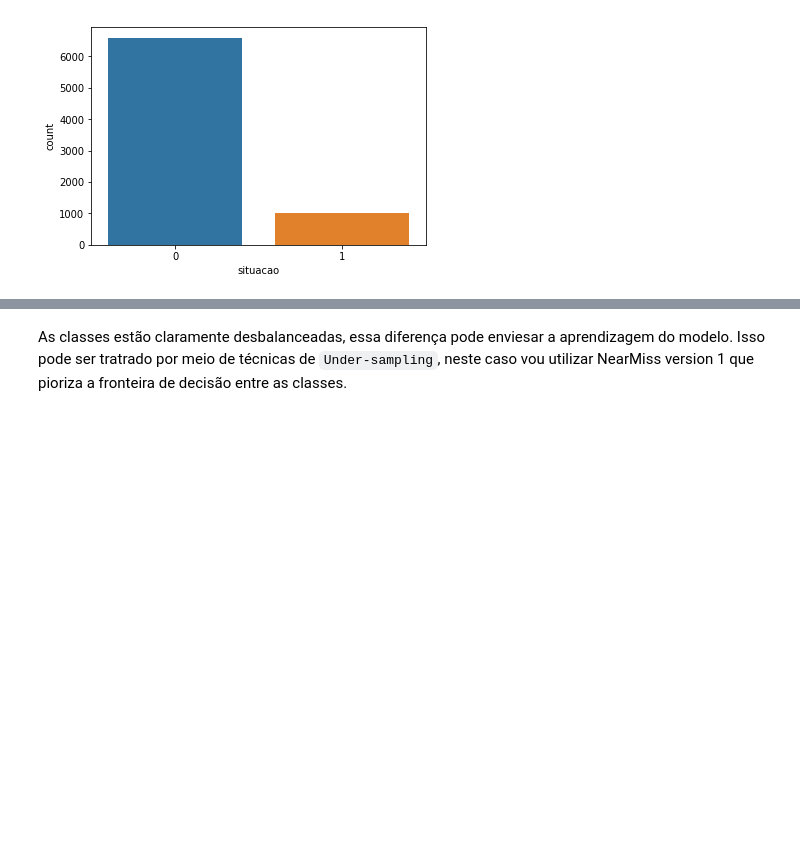
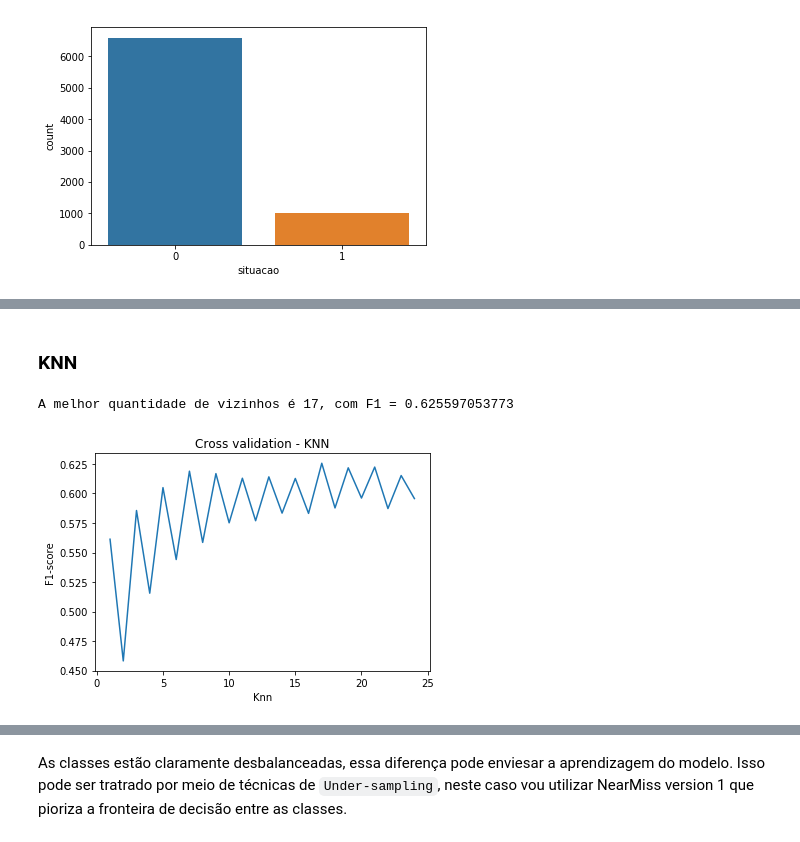
Before and after one commit to diogoflorencio/machine-learning, a Jupyter notebook: lab4/Previsão de Eleição de Deputados.ipynb, the cells around one changed output, grey strips where cells are left out. Cells and saved outputs as stored; diff of their text form; code cells hidden in the pictures; blank space fills up the shorter version.

Commit message:
models

```diff
--- a/lab4/Previsão de Eleição de Deputados.ipynb
+++ b/lab4/Previsão de Eleição de Deputados.ipynb
@@ -29,0 +32,6 @@ sns.countplot(Y_train)
+# %%
+#Função para calcular o AUC-Precision&Recall na validação cruzada
+from sklearn.model_selection import cross_val_score
+def f1_cv(model):
+    f1 = cross_val_score(model, X_train, Y_train, scoring='f1', cv=5)
+    return(f1)
@@ -29,0 +57,20 @@ sns.countplot(Y_train)
+# %% [markdown]
+### KNN
+# %%
+import warnings
+warnings.filterwarnings('ignore')
+
+from sklearn.neighbors import KNeighborsClassifier
+neighbors = np.arange(1,25,1).tolist()
+cv_knn = [f1_cv(KNeighborsClassifier(n_neighbors=neighbor)).mean()
+            for neighbor in neighbors]
+cv_knn = pd.Series(cv_knn, index = neighbors)
+
+#plot do AUC-Precision&Recall na validação cruzada
+cv_knn.plot(title = "Cross validation - KNN")
+plt.xlabel("Knn")
+plt.ylabel("F1-score")
+print("A melhor quantidade de vizinhos é {0}, com F1 = {1}".format(cv_knn.idxmax(), cv_knn.max()))
+# %% [output]
+A melhor quantidade de vizinhos é 17, com F1 = 0.625597053773
+[figure, added]
```
Also changed, not shown: parts of 18 cells of this notebook.
